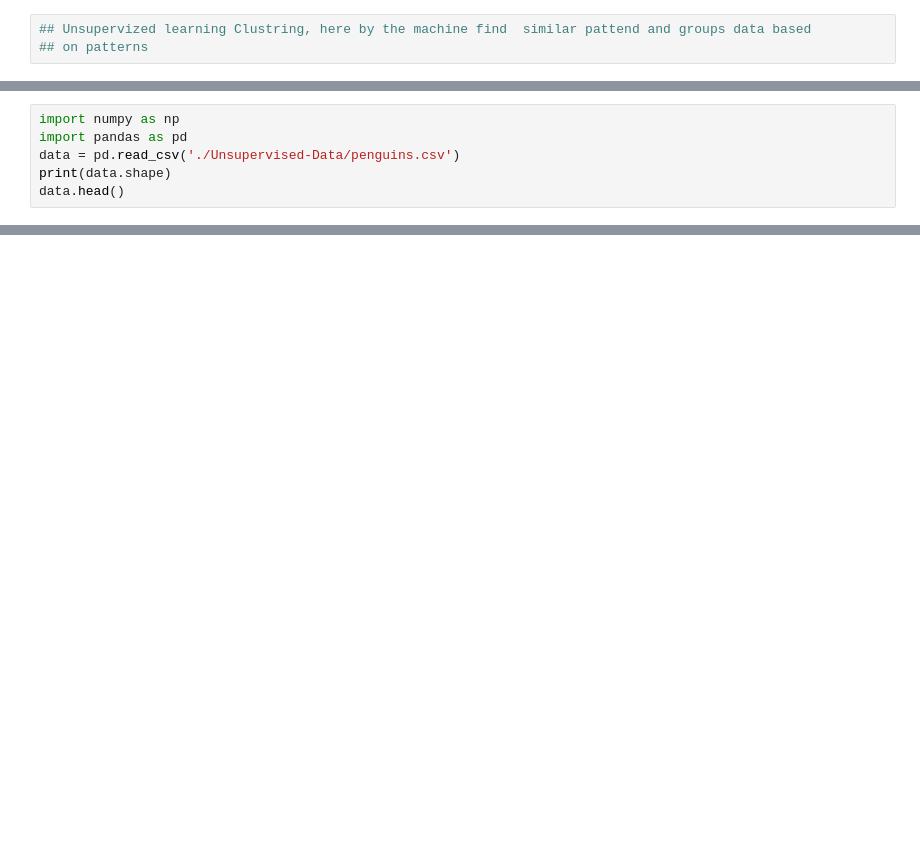
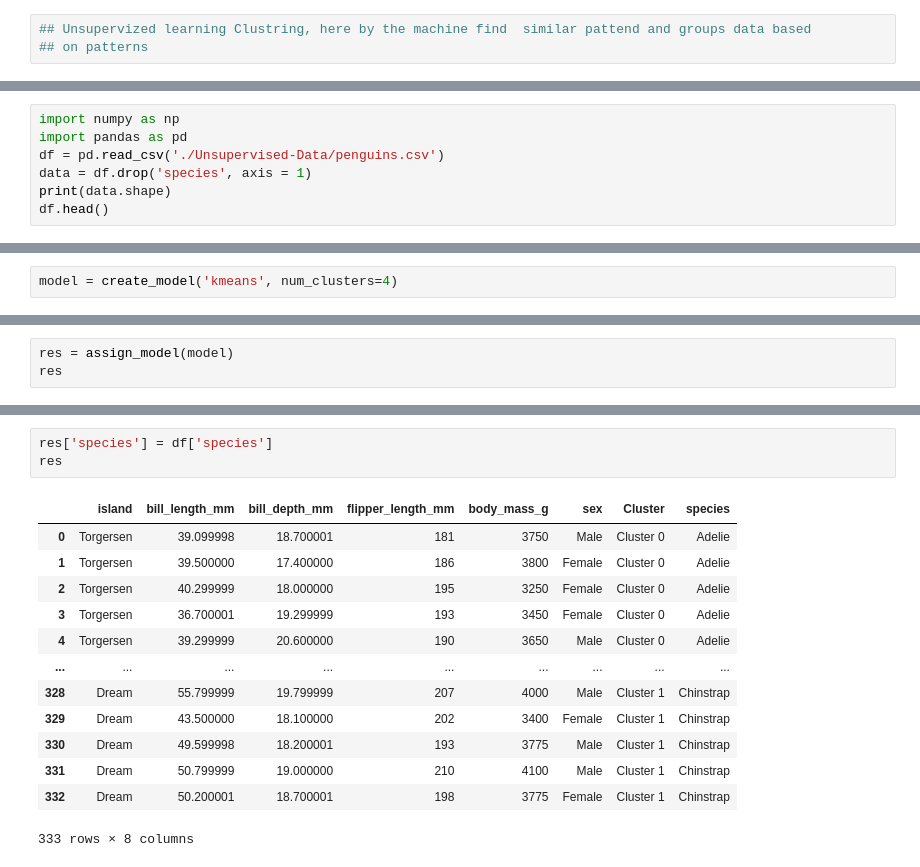
Before and after one commit to jdhova/Pycaret-Projects, a Jupyter notebook: UnSupervised-Learning/penguins.ipynb, the cells around one changed output, grey strips where cells are left out. Drawn from its saved outputs; the diff is of its cells as text; blank space fills up the shorter version.

```diff
--- a/UnSupervised-Learning/penguins.ipynb
+++ b/UnSupervised-Learning/penguins.ipynb
@@ -7,7 +8,8 @@
 # %%
 import numpy as np
 import pandas as pd
-data = pd.read_csv('./Unsupervised-Data/penguins.csv')
+df = pd.read_csv('./Unsupervised-Data/penguins.csv')
+data = df.drop('species', axis = 1)
 print(data.shape)
-data.head()
+df.head()
 # %% [output]
@@ -20,0 +44,2 @@ data.head()
+# %%
+model = create_model('kmeans', num_clusters=4)
@@ -20,0 +58,3 @@ data.head()
+# %%
+res = assign_model(model)
+res
@@ -20,0 +75,17 @@ data.head()
+# %%
+res['species'] = df['species']
+res
+# %% [output]
+|  | island | bill_length_mm | bill_depth_mm | flipper_length_mm | body_mass_g | sex | Cluster | species |
+| 0 | Torgersen | 39.099998 | 18.700001 | 181 | 3750 | Male | Cluster 0 | Adelie |
+| 1 | Torgersen | 39.500000 | 17.400000 | 186 | 3800 | Female | Cluster 0 | Adelie |
+| 2 | Torgersen | 40.299999 | 18.000000 | 195 | 3250 | Female | Cluster 0 | Adelie |
+| 3 | Torgersen | 36.700001 | 19.299999 | 193 | 3450 | Female | Cluster 0 | Adelie |
+| 4 | Torgersen | 39.299999 | 20.600000 | 190 | 3650 | Male | Cluster 0 | Adelie |
+| ... | ... | ... | ... | ... | ... | ... | ... | ... |
+| 328 | Dream | 55.799999 | 19.799999 | 207 | 4000 | Male | Cluster 1 | Chinstrap |
+| 329 | Dream | 43.500000 | 18.100000 | 202 | 3400 | Female | Cluster 1 | Chinstrap |
+| 330 | Dream | 49.599998 | 18.200001 | 193 | 3775 | Male | Cluster 1 | Chinstrap |
+| 331 | Dream | 50.799999 | 19.000000 | 210 | 4100 | Male | Cluster 1 | Chinstrap |
+| 332 | Dream | 50.200001 | 18.700001 | 198 | 3775 | Female | Cluster 1 | Chinstrap |
+333 rows × 8 columns
```
Also changed, not shown: parts of 10 cells of this notebook, 1 other file.
